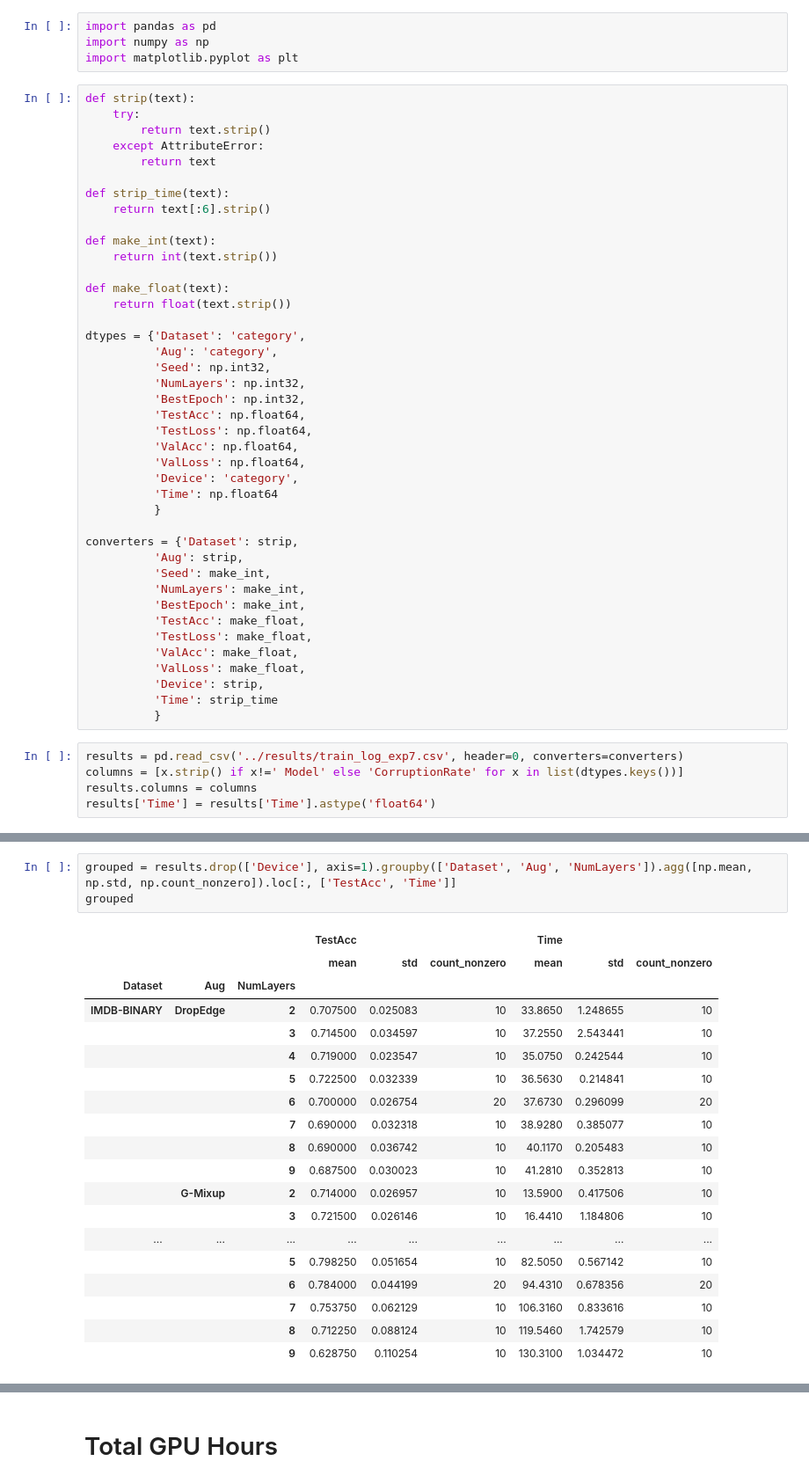
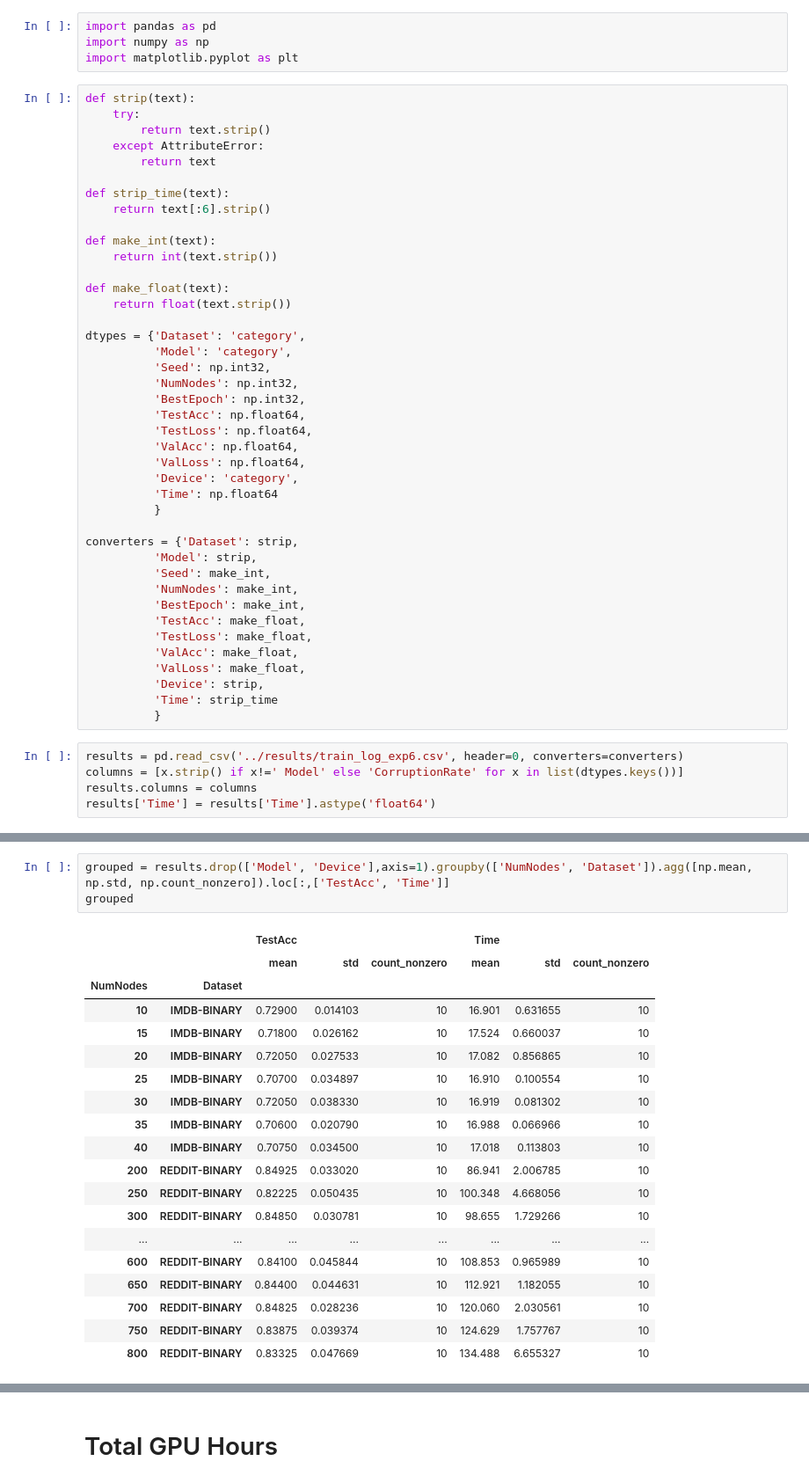
Before and after one commit to eomeragic1/g-mixup-reproducibility, a Jupyter notebook: src/experiment_7_analysis.ipynb, the cells around one changed output, grey strips where cells are left out. Shown: that part at 88% size. Drawn from its saved outputs; the diff is of its cells as text.

```diff
--- a/src/experiment_7_analysis.ipynb
+++ b/src/experiment_7_analysis.ipynb
@@ -19,9 +19,9 @@ def make_float(text):
     return float(text.strip())
 
 dtypes = {'Dataset': 'category',
-          'Aug': 'category',
+          'Model': 'category',
           'Seed': np.int32,
-          'NumLayers': np.int32,
+          'NumNodes': np.int32,
           'BestEpoch': np.int32,
           'TestAcc': np.float64,
           'TestLoss': np.float64,
@@ -32,9 +32,9 @@ dtypes = {'Dataset': 'category',
           }
 
 converters = {'Dataset': strip,
-          'Aug': strip,
+          'Model': strip,
           'Seed': make_int,
-          'NumLayers': make_int,
+          'NumNodes': make_int,
           'BestEpoch': make_int,
           'TestAcc': make_float,
           'TestLoss': make_float,
@@ -44,7 +44,7 @@ converters = {'Dataset': strip,
           'Time': strip_time
           }
 # %%
-results = pd.read_csv('../results/train_log_exp7.csv', header=0, converters=converters)
+results = pd.read_csv('../results/train_log_exp6.csv', header=0, converters=converters)
 columns = [x.strip() if x!=' Model' else 'CorruptionRate' for x in list(dtypes.keys())]
 results.columns = columns
 results['Time'] = results['Time'].astype('float64')
@@ -60,25 +60,25 @@ results.head()
 # %%
-grouped = results.drop(['Device'], axis=1).groupby(['Dataset', 'Aug', 'NumLayers']).agg([np.mean, np.std, np.count_nonzero]).loc[:, ['TestAcc', 'Time']]
+grouped = results.drop(['Model', 'Device'],axis=1).groupby(['NumNodes', 'Dataset']).agg([np.mean, np.std, np.count_nonzero]).loc[:,['TestAcc', 'Time']]
 grouped
 # %% [output]
-|  |  |  | TestAcc |  |  | Time |  |  |
-|  |  |  | mean | std | count_nonzero | mean | std | count_nonzero |
-| Dataset | Aug | NumLayers |  |  |  |  |  |  |
-| IMDB-BINARY | DropEdge | 2 | 0.707500 | 0.025083 | 10 | 33.8650 | 1.248655 | 10 |
-|  |  | 3 | 0.714500 | 0.034597 | 10 | 37.2550 | 2.543441 | 10 |
-|  |  | 4 | 0.719000 | 0.023547 | 10 | 35.0750 | 0.242544 | 10 |
-|  |  | 5 | 0.722500 | 0.032339 | 10 | 36.5630 | 0.214841 | 10 |
-|  |  | 6 | 0.700000 | 0.026754 | 20 | 37.6730 | 0.296099 | 20 |
-|  |  | 7 | 0.690000 | 0.032318 | 10 | 38.9280 | 0.385077 | 10 |
-|  |  | 8 | 0.690000 | 0.036742 | 10 | 40.1170 | 0.205483 | 10 |
-|  |  | 9 | 0.687500 | 0.030023 | 10 | 41.2810 | 0.352813 | 10 |
-|  | G-Mixup | 2 | 0.714000 | 0.026957 | 10 | 13.5900 | 0.417506 | 10 |
-|  |  | 3 | 0.721500 | 0.026146 | 10 | 16.4410 | 1.184806 | 10 |
-| ... | ... | ... | ... | ... | ... | ... | ... | ... |
-|  |  | 5 | 0.798250 | 0.051654 | 10 | 82.5050 | 0.567142 | 10 |
-|  |  | 6 | 0.784000 | 0.044199 | 20 | 94.4310 | 0.678356 | 20 |
-|  |  | 7 | 0.753750 | 0.062129 | 10 | 106.3160 | 0.833616 | 10 |
-|  |  | 8 | 0.712250 | 0.088124 | 10 | 119.5460 | 1.742579 | 10 |
-|  |  | 9 | 0.628750 | 0.110254 | 10 | 130.3100 | 1.034472 | 10 |
+|  |  | TestAcc |  |  | Time |  |  |
+|  |  | mean | std | count_nonzero | mean | std | count_nonzero |
+| NumNodes | Dataset |  |  |  |  |  |  |
+| 10 | IMDB-BINARY | 0.72900 | 0.014103 | 10 | 16.901 | 0.631655 | 10 |
+| 15 | IMDB-BINARY | 0.71800 | 0.026162 | 10 | 17.524 | 0.660037 | 10 |
+| 20 | IMDB-BINARY | 0.72050 | 0.027533 | 10 | 17.082 | 0.856865 | 10 |
+| 25 | IMDB-BINARY | 0.70700 | 0.034897 | 10 | 16.910 | 0.100554 | 10 |
+| 30 | IMDB-BINARY | 0.72050 | 0.038330 | 10 | 16.919 | 0.081302 | 10 |
+| 35 | IMDB-BINARY | 0.70600 | 0.020790 | 10 | 16.988 | 0.066966 | 10 |
+| 40 | IMDB-BINARY | 0.70750 | 0.034500 | 10 | 17.018 | 0.113803 | 10 |
+| 200 | REDDIT-BINARY | 0.84925 | 0.033020 | 10 | 86.941 | 2.006785 | 10 |
+| 250 | REDDIT-BINARY | 0.82225 | 0.050435 | 10 | 100.348 | 4.668056 | 10 |
+| 300 | REDDIT-BINARY | 0.84850 | 0.030781 | 10 | 98.655 | 1.729266 | 10 |
+| ... | ... | ... | ... | ... | ... | ... | ... |
+| 600 | REDDIT-BINARY | 0.84100 | 0.045844 | 10 | 108.853 | 0.965989 | 10 |
+| 650 | REDDIT-BINARY | 0.84400 | 0.044631 | 10 | 112.921 | 1.182055 | 10 |
+| 700 | REDDIT-BINARY | 0.84825 | 0.028236 | 10 | 120.060 | 2.030561 | 10 |
+| 750 | REDDIT-BINARY | 0.83875 | 0.039374 | 10 | 124.629 | 1.757767 | 10 |
+| 800 | REDDIT-BINARY | 0.83325 | 0.047669 | 10 | 134.488 | 6.655327 | 10 |
 # %%
 fig, ax = plt.subplots()
```
Also changed, not shown: parts of 4 cells of this notebook, 7 other files.
